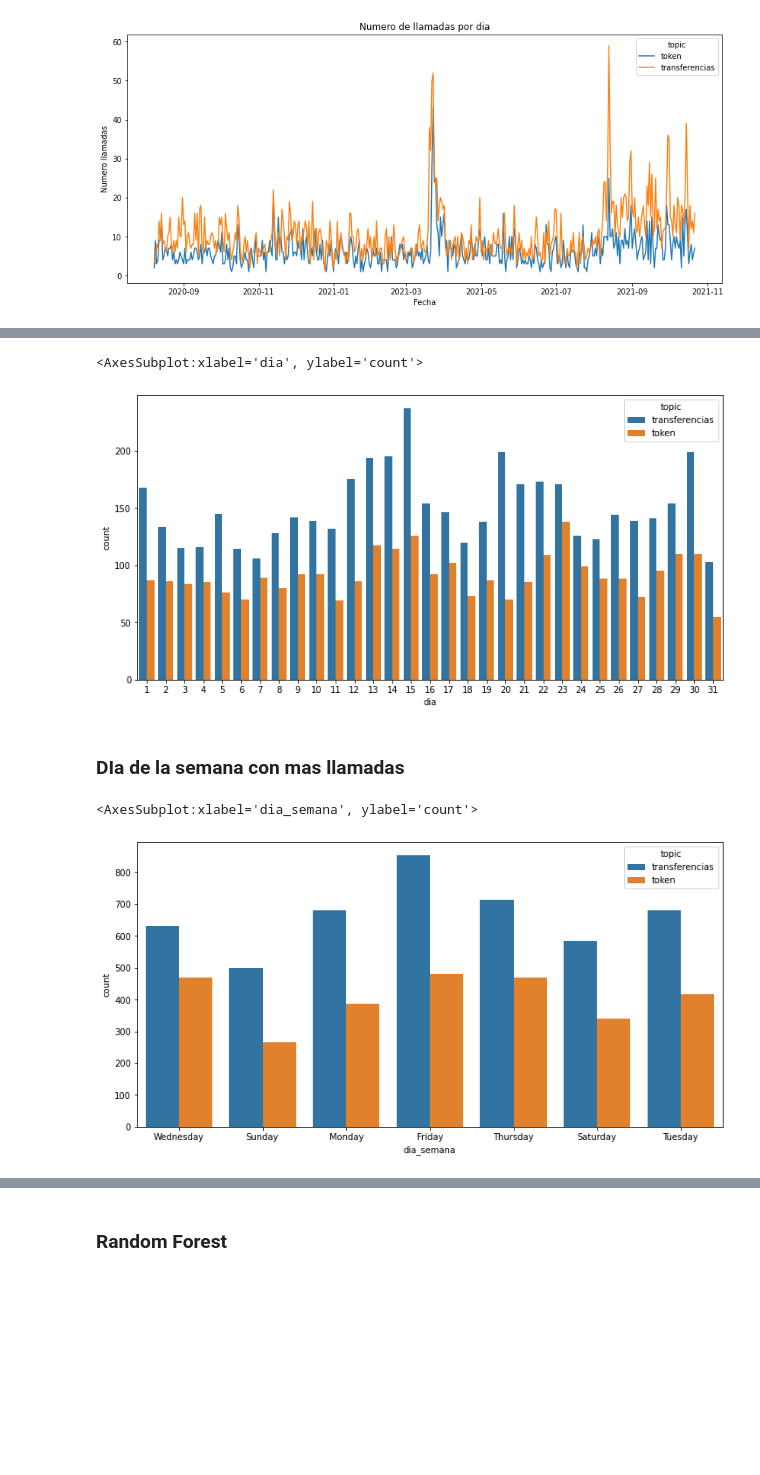
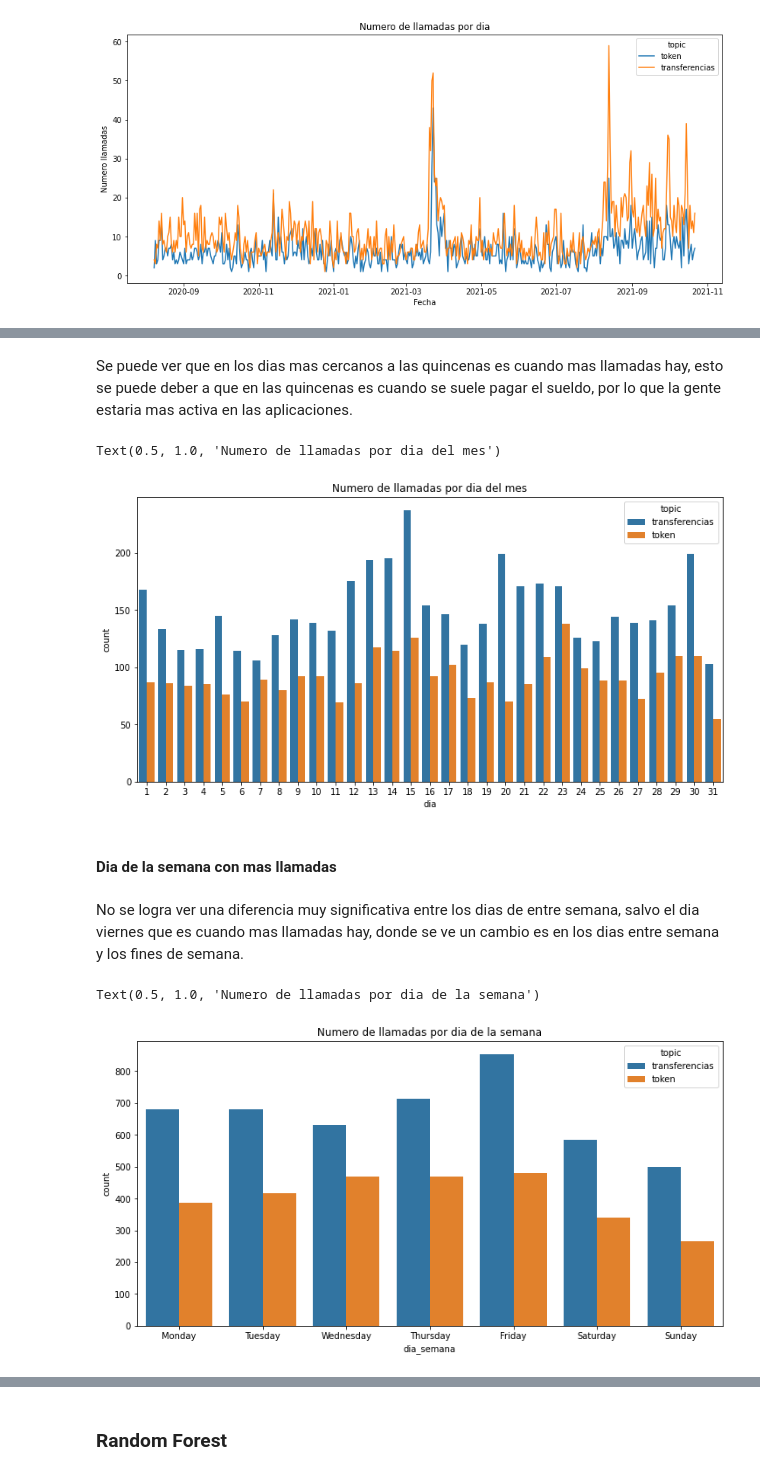
Before and after one commit to carloschong/examen-final-mod2, a Jupyter notebook: Examen.ipynb, the cells around one changed output, grey strips where cells are left out. Drawn from its saved outputs; the diff is of its cells as text; code cells hidden in the pictures; blank space fills up the shorter version.

```diff
--- a/Examen.ipynb
+++ b/Examen.ipynb
@@ -94 +196,8 @@ data.head(5)
+# %%
+data["at"] = pd.to_datetime(data["at"])
+data["date"] = data["at"].dt.date
+data["hora"] = data["at"].dt.hour
+data["dia"] = data["at"].dt.day
+data["dia_semana"] = data["at"].dt.day_name()
+data["tipo_horario"] = np.where(data["hora"].between(8,16),"Oficina","No Oficina")
 # %% [markdown]
@@ -140,18 +247,25 @@ sns.countplot(data = data,
+# %% [markdown]
+Se puede ver que en los dias mas cercanos a las quincenas es cuando mas llamadas hay, esto se puede deber a que en las quincenas es cuando se suele pagar el sueldo, por lo que la gente estaria mas activa en las aplicaciones.
 # %%
 plt.figure(figsize = (12,6))
 sns.countplot(data = data,
              x = "dia",
              hue = "topic")
+plt.title("Numero de llamadas por dia del mes")
 # %% [output]
-<AxesSubplot:xlabel='dia', ylabel='count'>
+Text(0.5, 1.0, 'Numero de llamadas por dia del mes')
-[figure, old version]
+[figure, new version]
 # %% [markdown]
-### DIa de la semana con mas llamadas
+#### Dia de la semana con mas llamadas
+# %% [markdown]
+No se logra ver una diferencia muy significativa entre los dias de entre semana, salvo el dia viernes que es cuando mas llamadas hay, donde se ve un cambio es en los dias entre semana y los fines de semana.
 # %%
 plt.figure(figsize = (12,6))
 sns.countplot(data = data,
              x = "dia_semana",
-             hue = "topic")
+             hue = "topic",
+             order = ["Monday","Tuesday","Wednesday","Thursday","Friday","Saturday","Sunday"])
+plt.title("Numero de llamadas por dia de la semana")
 # %% [output]
-<AxesSubplot:xlabel='dia_semana', ylabel='count'>
+Text(0.5, 1.0, 'Numero de llamadas por dia de la semana')
-[figure, old version]
+[figure, new version]
```
Also changed, not shown: parts of 197 cells of this notebook, 9 other files.
